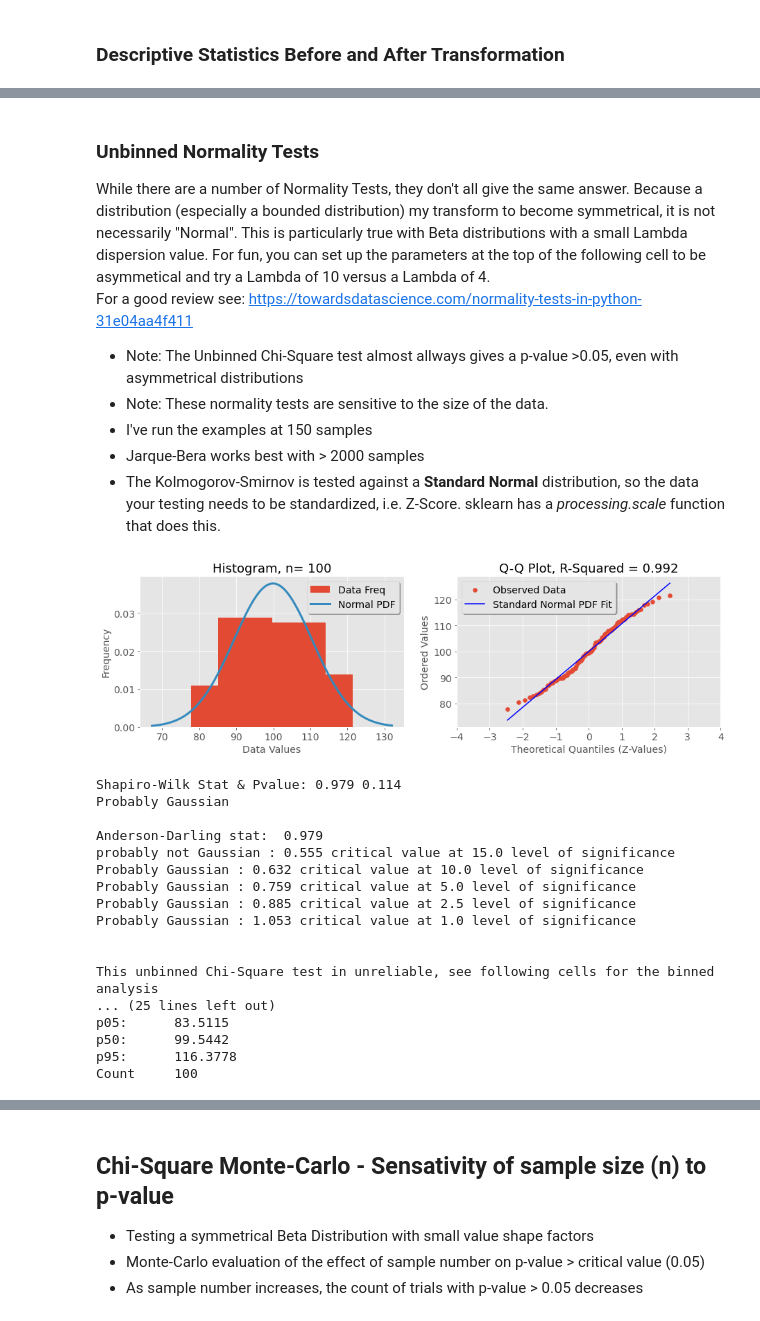
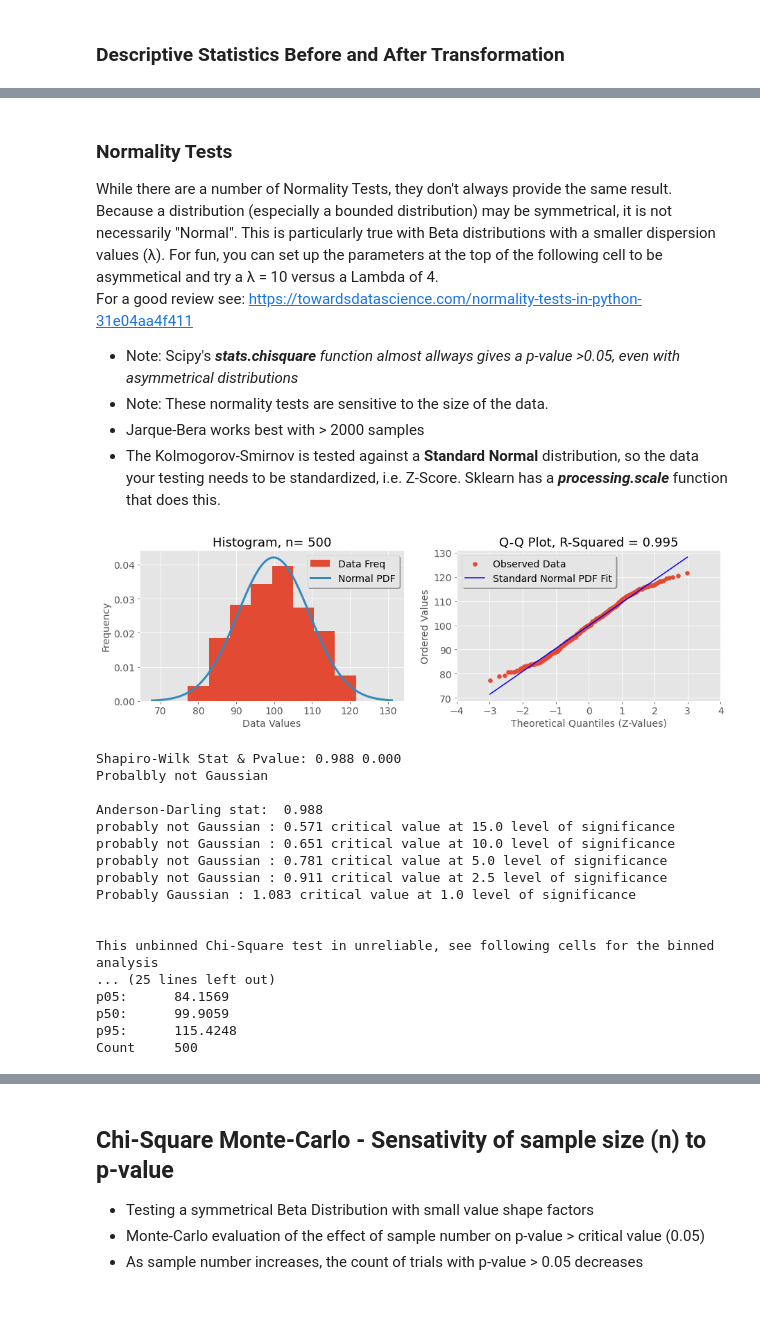
Before and after one commit to dmadvoc/PDFs, a Jupyter notebook: Normality Test - Box Cox.ipynb, the cells around one changed output, grey strips where cells are left out. Drawn from its saved outputs; the diff is of its cells as text; code cells hidden in the pictures.

```diff
--- a/Normality Test - Box Cox.ipynb
+++ b/Normality Test - Box Cox.ipynb
@@ -329,13 +339,12 @@ p95:      27.9766
 Count     1000
 # %% [markdown]
-### Unbinned Normality Tests
-While there are a number of Normality Tests, they don't all give the same answer. Because a distribution (especially a bounded distribution) my transform to become symmetrical, it is not necessarily "Normal". This is particularly true with Beta distributions with a small Lambda dispersion value. For fun, you can set up the parameters at the top of the following cell to be asymmetical and try a Lambda of 10 versus a Lambda of 4. <br>
+### Normality Tests
+While there are a number of Normality Tests, they don't always provide the same result. Because a distribution (especially a bounded distribution) may be symmetrical, it is not necessarily "Normal". This is particularly true with Beta distributions with a smaller dispersion values (λ). For fun, you can set up the parameters at the top of the following cell to be asymmetical and try a λ = 10 versus a Lambda of 4. <br>
 For a good review see: https://towardsdatascience.com/normality-tests-in-python-31e04aa4f411
-- Note: The Unbinned Chi-Square test almost allways gives a p-value >0.05, even with asymmetrical distributions
+- Note: Scipy's <i>**stats.chisquare**<i> function almost allways gives a p-value >0.05, even with asymmetrical distributions
 - Note: These normality tests are sensitive to the size of the data.
-- I've run the examples at 150 samples
 - Jarque-Bera works best with > 2000 samples
-- The Kolmogorov-Smirnov is tested against a **Standard Normal** distribution, so the data your testing needs to be standardized, i.e. Z-Score. sklearn has a *processing.scale* function that does this.
+- The Kolmogorov-Smirnov is tested against a **Standard Normal** distribution, so the data your testing needs to be standardized, i.e. Z-Score. Sklearn has a ***processing.scale*** function that does this.
 # %%
 # IN THIS CELL, CHANGE THE SAMPLE NUMBER (n)
 
@@ -357,7 +366,7 @@ import pylab
 from scipy.stats import boxcox
 
 
-n=100   # <======= !!!!!! SET THE SAMPLE SIZE !!!!!! ============================
+n=500  # <======= !!!!!! SET THE SAMPLE SIZE !!!!!! ============================
 
 ########### Data Sets to test against ######################
 # SELECT A DISTRIBUTION TO TEST
@@ -435,51 +444,51 @@ else:
 # Lilliefors Normality Test - A version of the Kolmogorov-Smirnov Test
 l_stat, l_p = lilliefors(data)
 print("Lillifors stat & Pvalue: ", '%.3f'%l_stat, '%.3f'%l_p)
 if l_p >=.05:
     print("Probably Gaussian", "\n")
 else:
     print("Probalbly not Gaussian", "\n")
 
 # D’Agostino’s K-squared Test
 # D’Agostino’s K-squared test check’s normality of a variable based on skewness and kurtosis.
 da_stat, da_p = normaltest(data)
 print("D'Agnosto stat & Pvalue: ", '%.3f'%da_stat, '%.3f'%da_p)
 if da_p >=.05:
     print("Probably Gaussian", "\n")
 else:
     print("Probably not Gaussian", "\n")
 
 # Jarque-Bera looks at skewness and Kurtosis matching a normal Distribution
 # Works for datasets with > 2000 trials
 jb_stat, jb_p = jarque_bera(data)
 print("Jarque-Bera stat & Pvalue: ", '%.3f'%jb_stat, '%.3f'%jb_p)
 if jb_p >=.05:
     print("Probably Gaussian", "\n")
 else:
     print("Probalbly not Gaussian", "\n")
 
 my_stats(data)
 # df_describe = pd.DataFrame(data, columns=['Stats'])
 # display('Descriptive Statistics:', df_describe.describe())
 # %% [output]
-[figure, old version]
+[figure, new version]
-Shapiro-Wilk Stat & Pvalue: 0.979 0.114
-Probably Gaussian
+Shapiro-Wilk Stat & Pvalue: 0.988 0.000
+Probalbly not Gaussian
 
-Anderson-Darling stat:  0.979
-probably not Gaussian : 0.555 critical value at 15.0 level of significance
-Probably Gaussian : 0.632 critical value at 10.0 level of significance
-Probably Gaussian : 0.759 critical value at 5.0 level of significance
-Probably Gaussian : 0.885 critical value at 2.5 level of significance
-Probably Gaussian : 1.053 critical value at 1.0 level of significance
+Anderson-Darling stat:  0.988
+probably not Gaussian : 0.571 critical value at 15.0 level of significance
+probably not Gaussian : 0.651 critical value at 10.0 level of significance
+probably not Gaussian : 0.781 critical value at 5.0 level of significance
+probably not Gaussian : 0.911 critical value at 2.5 level of significance
+Probably Gaussian : 1.083 critical value at 1.0 level of significance
 
 
 This unbinned Chi-Square test in unreliable, see following cells for the binned analysis
 ... (25 lines left out)
-p05:      83.5115
-p50:      99.5442
-p95:      116.3778
-Count     100
+p05:      84.1569
+p50:      99.9059
+p95:      115.4248
+Count     500
 # %% [markdown]
 ## Binned Chi-Square Normality Test
 - I've writen a binned analysis of Chi-Square test because Scipy's Chi-Square Normality test is not reliable
```
Also changed, not shown: parts of 16 cells of this notebook.
